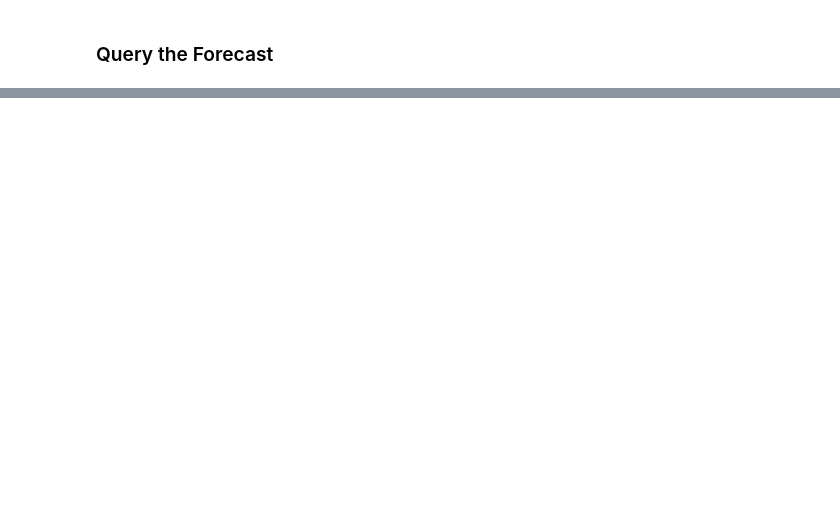
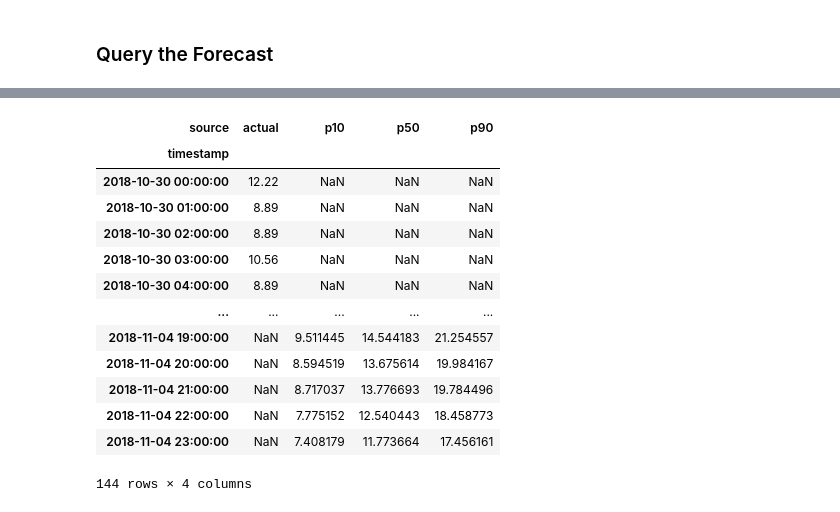
Before and after one commit to ogniandantchev/ML_engineer_nd009_capstone, a Jupyter notebook: 04_1_Amazon_Forecast_model.ipynb, the cells around one changed output, grey strips where cells are left out. Cells and saved outputs as stored; diff of their text form; code cells hidden in the pictures; blank space fills up the shorter version.

```diff
--- a/04_1_Amazon_Forecast_model.ipynb
+++ b/04_1_Amazon_Forecast_model.ipynb
@@ -667,0 +846,3 @@ forecast_response_deep
+# %%
+prediction_df_p50 = pd.DataFrame.from_dict(forecast_response_deep['Forecast']['Predictions']['p50'])
+prediction_df_p90 = pd.DataFrame.from_dict(forecast_response_deep['Forecast']['Predictions']['p90'])
@@ -667,0 +894,19 @@ forecast_response_deep
+# %%
+pivot_df = results_df.pivot(columns='source', values='value', index="timestamp")
+
+pivot_df
+# %% [output]
+| source | actual | p10 | p50 | p90 |
+| timestamp |  |  |  |  |
+| 2018-10-30 00:00:00 | 12.22 | NaN | NaN | NaN |
+| 2018-10-30 01:00:00 | 8.89 | NaN | NaN | NaN |
+| 2018-10-30 02:00:00 | 8.89 | NaN | NaN | NaN |
+| 2018-10-30 03:00:00 | 10.56 | NaN | NaN | NaN |
+| 2018-10-30 04:00:00 | 8.89 | NaN | NaN | NaN |
+| ... | ... | ... | ... | ... |
+| 2018-11-04 19:00:00 | NaN | 9.511445 | 14.544183 | 21.254557 |
+| 2018-11-04 20:00:00 | NaN | 8.594519 | 13.675614 | 19.984167 |
+| 2018-11-04 21:00:00 | NaN | 8.717037 | 13.776693 | 19.784496 |
+| 2018-11-04 22:00:00 | NaN | 7.775152 | 12.540443 | 18.458773 |
+| 2018-11-04 23:00:00 | NaN | 7.408179 | 11.773664 | 17.456161 |
+144 rows × 4 columns
```
Also changed, not shown: parts of 28 cells of this notebook.
